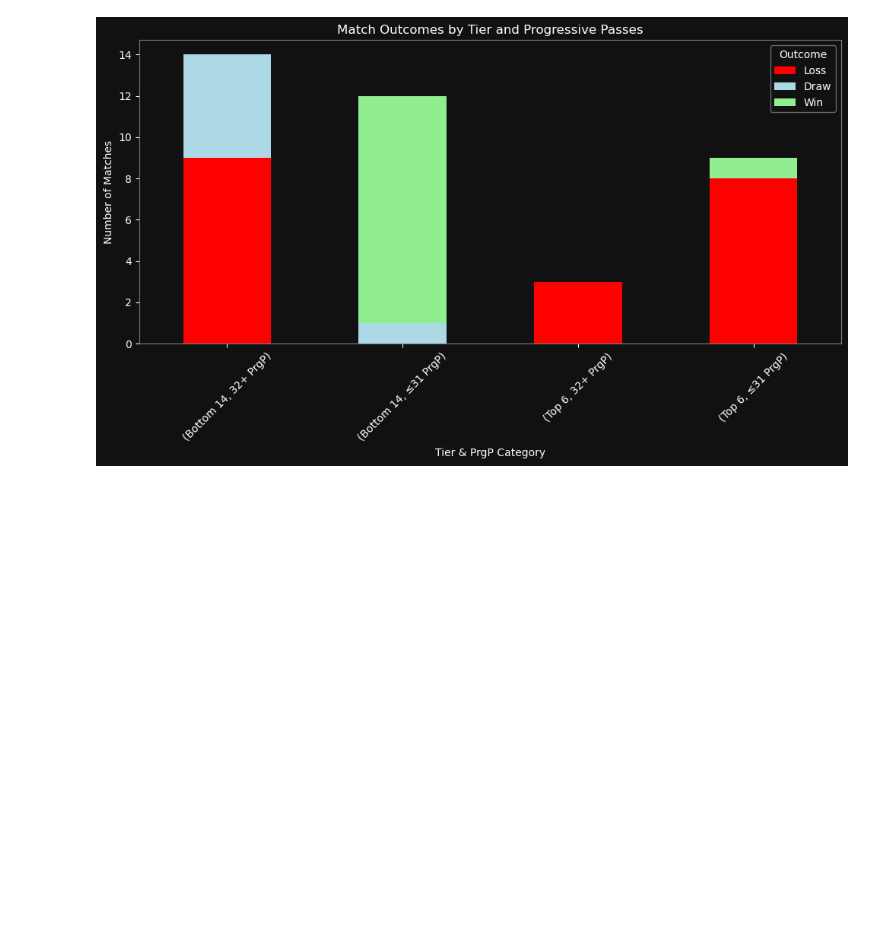
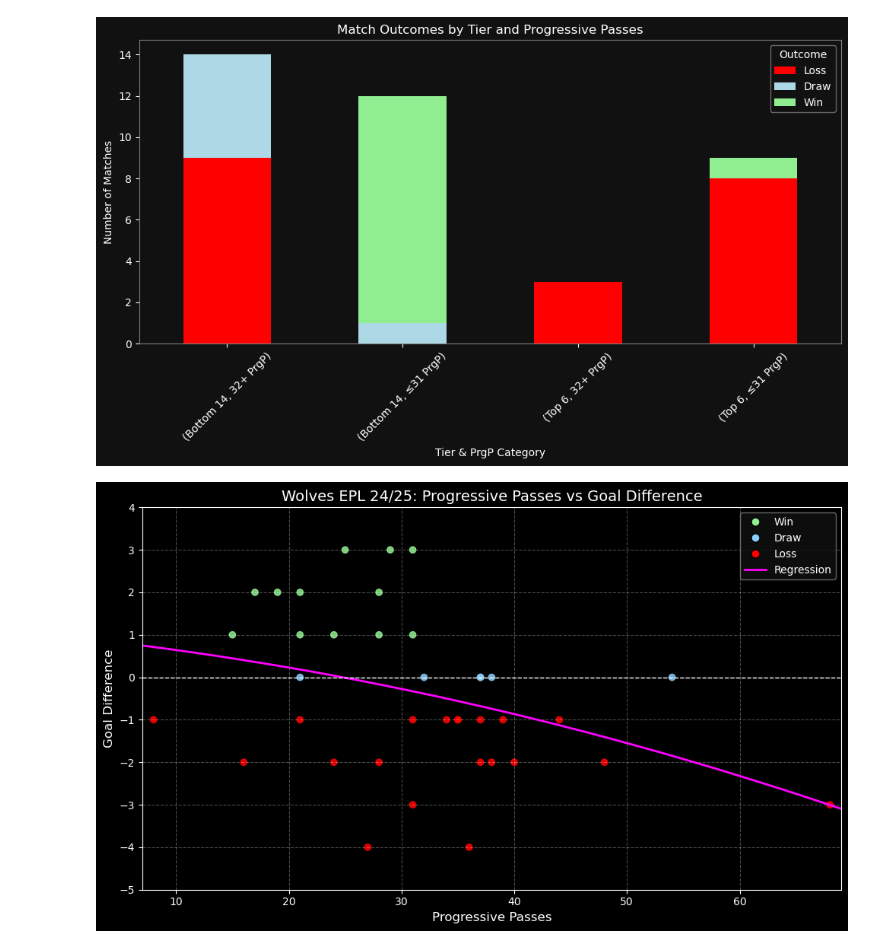
Before and after one commit to derek-chui/Football-Analytics, a Jupyter notebook: Project 1/Project 1.1/project1_1.ipynb, the cells around one changed output. Saved outputs shown, nothing was run; the diff lists cells and outputs as text; code cells hidden in the pictures; blank space fills up the shorter version.

```diff
--- a/Project 1/Project 1.1/project1_1.ipynb
+++ b/Project 1/Project 1.1/project1_1.ipynb
@@ -68,3 +68,72 @@ plt.tight_layout()
 plt.show()
 # %% [output]
 [figure]
+# %%
+import pandas as pd
+import matplotlib.pyplot as plt
+import numpy as np
+from matplotlib.lines import Line2D
+
+df = pd.read_excel('wolves_passing_matchlogs.xlsx')
+
+df = df.iloc[:-1]
+
+df['Goal Difference'] = df['GF'] - df['GA']
+
+def get_outcome(row):
+    if row['GF'] > row['GA']:
+        return 'Win'
+    elif row['GF'] < row['GA']:
+        return 'Loss'
+    else:
+        return 'Draw'
+
+df['Outcome'] = df.apply(get_outcome, axis=1)
+
+outcome_colors = {
+    'Win': 'lightgreen',
+    'Draw': 'lightskyblue',
+    'Loss': 'red'
+}
+df['Color'] = df['Outcome'].map(outcome_colors)
+
+coeffs = np.polyfit(df['PrgP'], df['Goal Difference'], deg=2)
+poly = np.poly1d(coeffs)
+
+plt.style.use('dark_background')
+
+fig, ax = plt.subplots(figsize=(10, 6))
+
+ax.scatter(df['PrgP'], df['Goal Difference'], color=df['Color'], alpha=0.85)
+
+x_min, x_max = df['PrgP'].min() - 1, df['PrgP'].max() + 1
+x_vals = np.linspace(x_min, x_max, 200)
+y_vals = poly(x_vals)
+ax.plot(x_vals, y_vals, color='magenta', linewidth=2)
+
+ax.axhline(0, color='white', linestyle='--', linewidth=1)
+
+ax.set_title('Wolves EPL 24/25: Progressive Passes vs Goal Difference', fontsize=14, color='white')
+ax.set_xlabel('Progressive Passes', fontsize=12, color='white')
+ax.set_ylabel('Goal Difference', fontsize=12, color='white')
+
+ax.set_xlim(x_min, x_max)
+y_min, y_max = df['Goal Difference'].min() - 1, df['Goal Difference'].max() + 1
+ax.set_ylim(y_min, y_max)
+
+ax.grid(True, linestyle='--', alpha=0.3)
+ax.tick_params(colors='white')
+
+custom_legend = [
+    Line2D([0], [0], marker='o', color='none', label='Win', markerfacecolor='lightgreen', markersize=8),
+    Line2D([0], [0], marker='o', color='none', label='Draw', markerfacecolor='lightskyblue', markersize=8),
+    Line2D([0], [0], marker='o', color='none', label='Loss', markerfacecolor='red', markersize=8),
+    Line2D([0], [0], color='magenta', linewidth=2, label='Regression')
+]
+legend = ax.legend(handles=custom_legend, facecolor='#111111', edgecolor='gray')
+plt.setp(legend.get_texts(), color='white')
+
+plt.tight_layout()
+plt.show()
+# %% [output]
+[figure, added]
```
Also changed, not shown: parts of 1 cell of this notebook, 8 other files.
